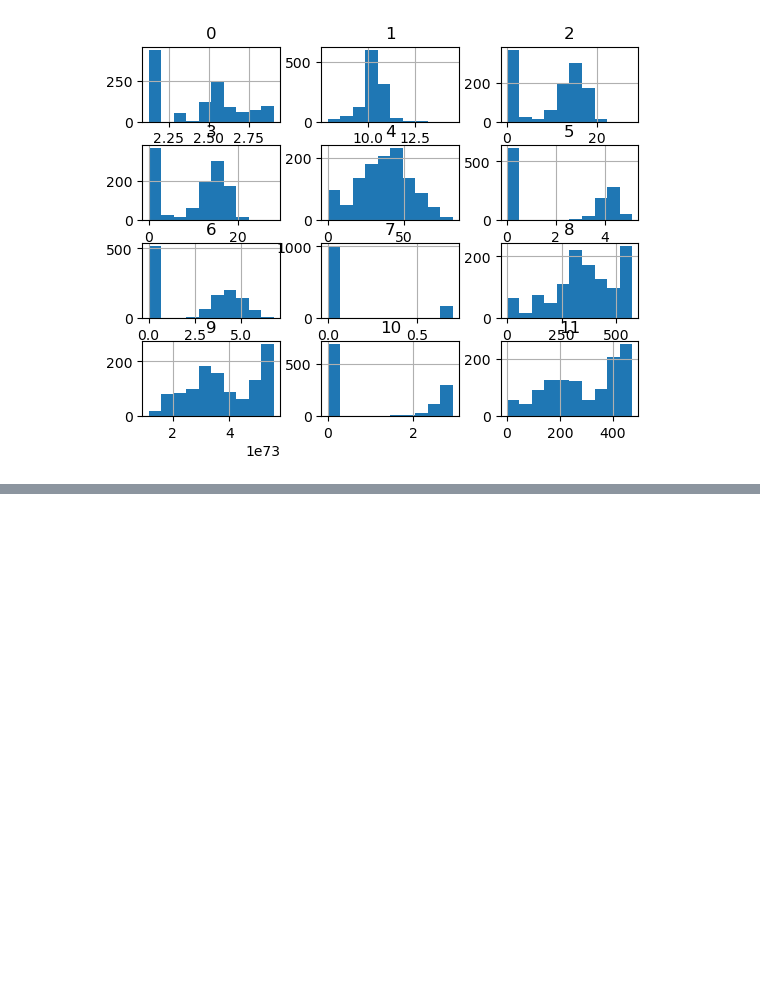
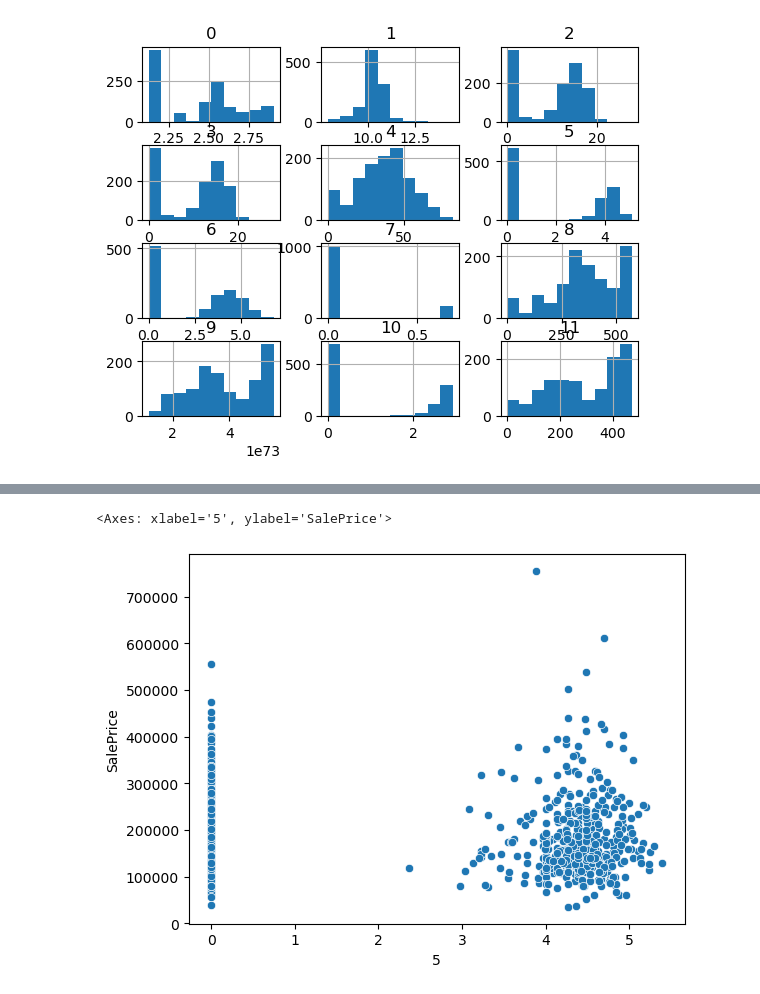
Before and after one commit to Alejolamilla/House-Prices, a Jupyter notebook: house_prices.ipynb, the cells around one changed output, grey strips where cells are left out. Cells and saved outputs as stored; diff of their text form; code cells hidden in the pictures; blank space fills up the shorter version.

```diff
--- a/house_prices.ipynb
+++ b/house_prices.ipynb
@@ -190,0 +191,8 @@ plt.show()
+# %%
+sns.scatterplot(
+    x= new_df[5],
+    y = train_data["SalePrice"]
+)
+# %% [output]
+<Axes: xlabel='5', ylabel='SalePrice'>
+[figure, added]
```
Also changed, not shown: parts of 8 cells of this notebook.
